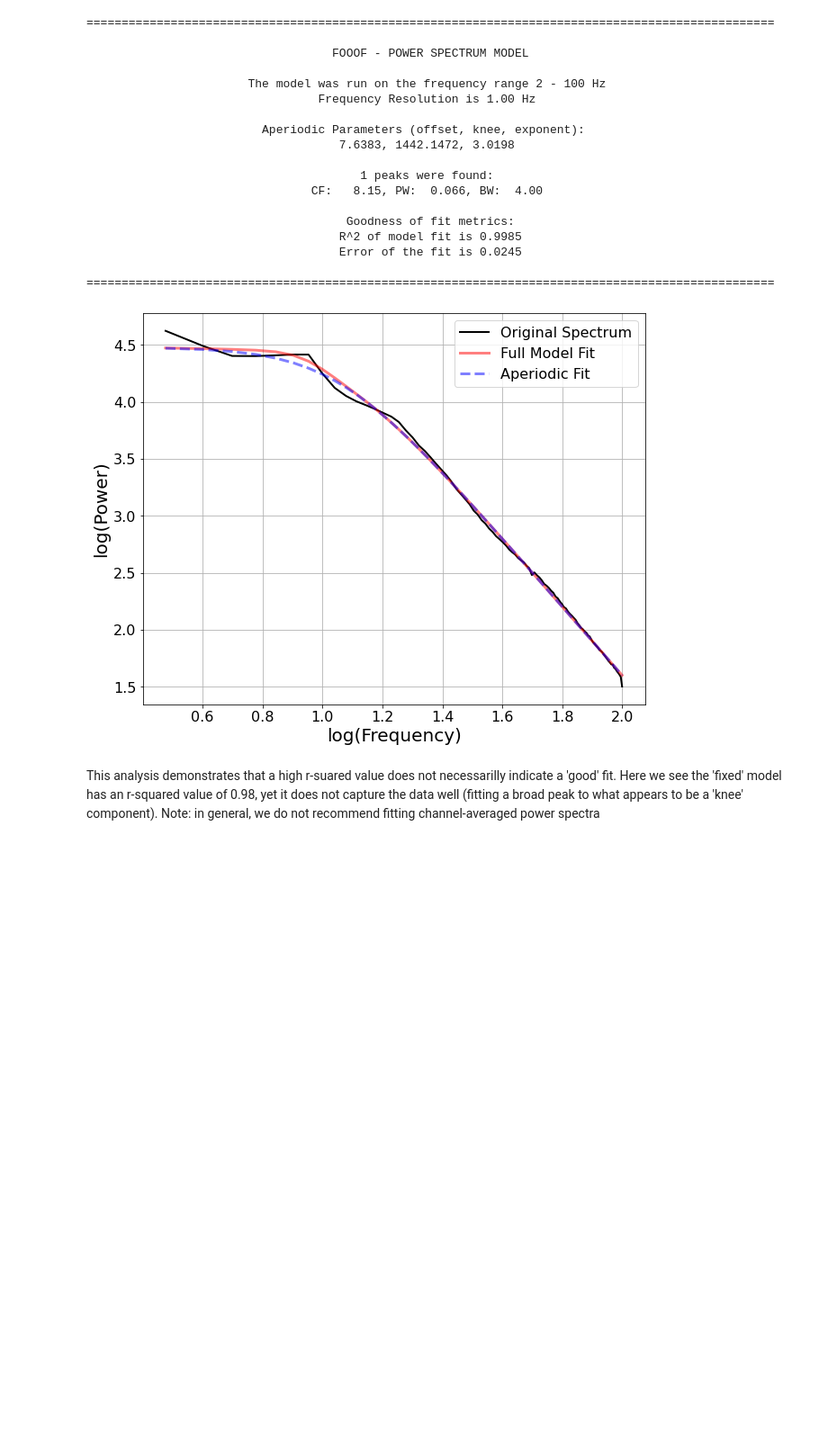
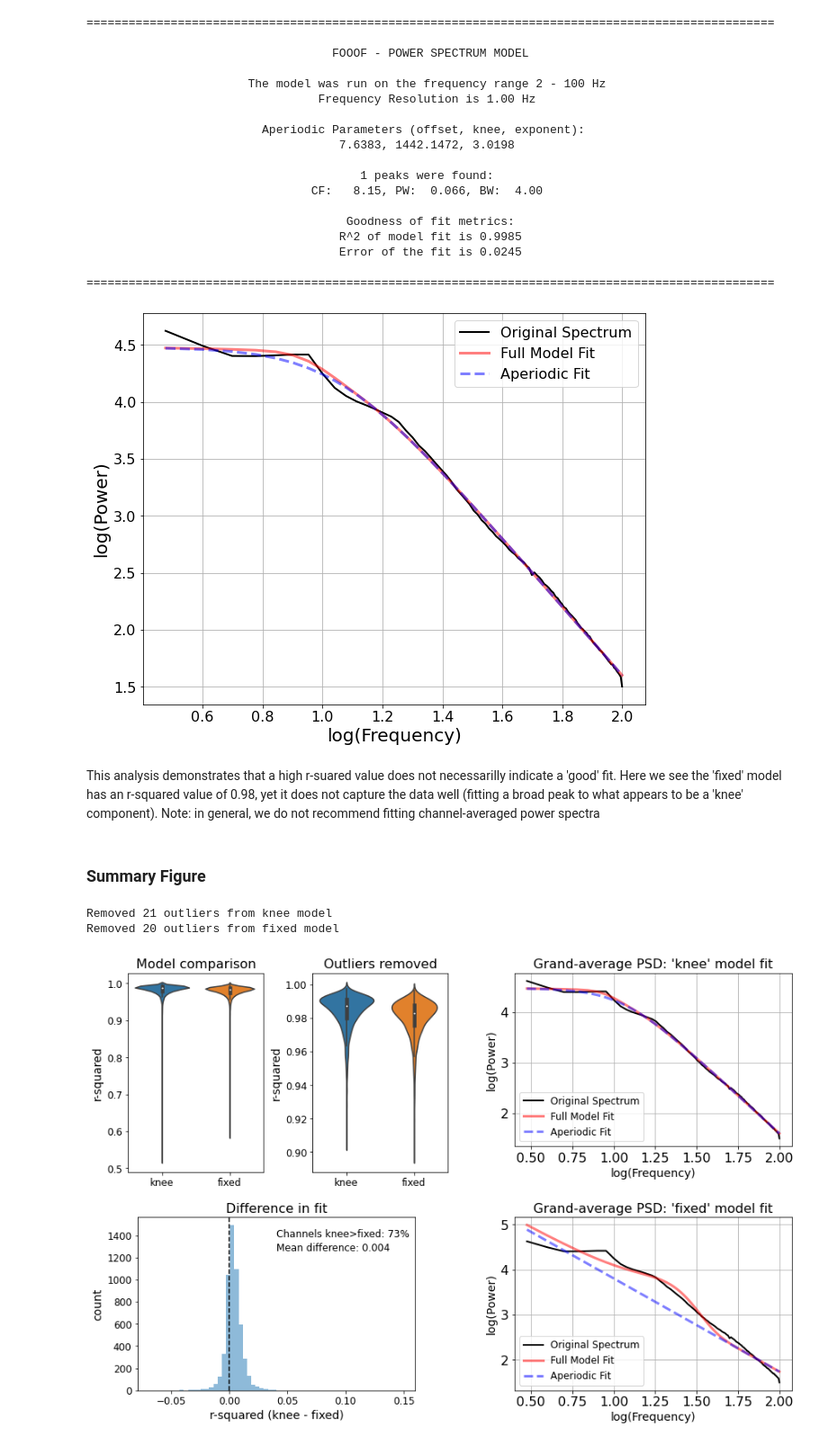
Before and after one commit to voytekresearch/oscillation_vs_exponent, a Jupyter notebook: notebooks/aperiodic_mode.ipynb, the cells around one changed output. Shown at 90% size. Cells and saved outputs as stored; diff of their text form; code cells hidden in the pictures; blank space fills up the shorter version.

```diff
--- a/notebooks/aperiodic_mode.ipynb
+++ b/notebooks/aperiodic_mode.ipynb
@@ -226,3 +266,75 @@ fg_k.report(plt_log=True)
 [figure]
 # %% [markdown]
 This analysis demonstrates that a high r-suared value does not necessarilly indicate a 'good' fit. Here we see the 'fixed' model has an r-squared value of 0.98, yet it does not capture the data well (fitting a broad peak to what appears to be a 'knee' component). Note: in general, we do not recommend fitting channel-averaged power spectra
+# %% [markdown]
+### Summary Figure
+# %%
+# create figure and gridspec
+fig = plt.figure(figsize=[12,8], constrained_layout=True)
+spec = gridspec.GridSpec(figure=fig, ncols=2, nrows=2, width_ratios=[1,1], height_ratios=[1,1],
+                         wspace=0.2, hspace=0.1)
+# ax1 = fig.add_subplot(spec[0,0])
+ax2 = fig.add_subplot(spec[1,0])
+ax3 = fig.add_subplot(spec[0,1])
+ax4 = fig.add_subplot(spec[1,1])
+
+# plot subplot 1 - violin ----------------------------------------------------------------------
+# created nested gridspec
+spec1 = gridspec.GridSpecFromSubplotSpec(1, 2, subplot_spec=spec[0,0], width_ratios=[1,1])
+ax1a = fig.add_subplot(spec1[0,0])
+ax1b = fig.add_subplot(spec1[0,1])
+
+# remove outliers
+outlier_thresh_knee = np.nanmean(r2_knee) - 5 * np.nanstd(r2_knee)
+outlier_thresh_fixed = np.nanmean(r2_fixed) - 5 * np.nanstd(r2_fixed)
+print(f"Removed {len(r2_knee_[r2_knee_<=outlier_thresh_knee])} outliers from knee model")
+print(f"Removed {len(r2_fixed_[r2_fixed_<=outlier_thresh_fixed])} outliers from fixed model")
+
+# plot
+ax1a.set_title('Model comparison')
+sns.violinplot(data=[r2_knee, r2_fixed], ax=ax1a)
+ax1a.set(xticks=[0, 1], xticklabels=['knee', 'fixed'], ylabel="r-squared")
+
+# plot - without outliers
+ax1b.set_title('Model comparison \n (outliers removed)')
+ax1b.set_title('Outliers removed')
+sns.violinplot(data=[r2_knee_[r2_knee_>outlier_thresh_knee],
+                     r2_fixed_[r2_fixed_>outlier_thresh_fixed]], ax=ax1b)
+ax1b.set(xticks=[0, 1], xticklabels=['knee', 'fixed'], ylabel="r-squared")
+
+# plot subplot 2 - histogram ----------------------------------------------------------------------
+# compute difference in r-squared betwen models
+r2_diff = r2_knee - r2_fixed
+
+# plot
+ax2.hist(r2_diff, bins=60, alpha=0.5, label='knee - fixed')
+ax2.set(xlabel="r-squared (knee - fixed)", ylabel="count")
+ax2.axvline(0, color='k', linestyle='--')
+ax2.set_title('Difference in fit')
+
+# add text
+ax2.text(0.5, 0.93, f"Channels knee>fixed: {np.sum(r2_diff > 0) / len(r2_diff)*100:.0f}%",
+            horizontalalignment='left', verticalalignment='top',
+            transform=ax2.transAxes, fontsize=12)
+ax2.text(0.5, 0.85, f"Mean difference: {np.nanmean(r2_diff):.3f}",
+            horizontalalignment='left', verticalalignment='top',
+            transform=ax2.transAxes, fontsize=12)
+
+# plot subplot 3 ----------------------------------------------------------------------
+fg_k.plot(plt_log=True, ax=ax3)
+ax3.legend(loc='lower left')
+ax3.set_title("Grand-average PSD: 'knee' model fit")
+
+# plot subplot 4 ----------------------------------------------------------------------
+fg_f.plot(plt_log=True, ax=ax4)
+ax4.legend(loc='lower left')
+ax4.set_title("Grand-average PSD: 'fixed' model fit")
+
+# adjust ax 3 and 4 fontsize to match rcParams
+for ax in [ax3, ax4]:
+    ax.set_xlabel(ax.get_xlabel(), fontsize=14)
+    ax.set_ylabel(ax.get_ylabel(), fontsize=14)
+# %% [output]
+Removed 21 outliers from knee model
+Removed 20 outliers from fixed model
+[figure, added]
```
Also changed, not shown: parts of 5 cells of this notebook.
